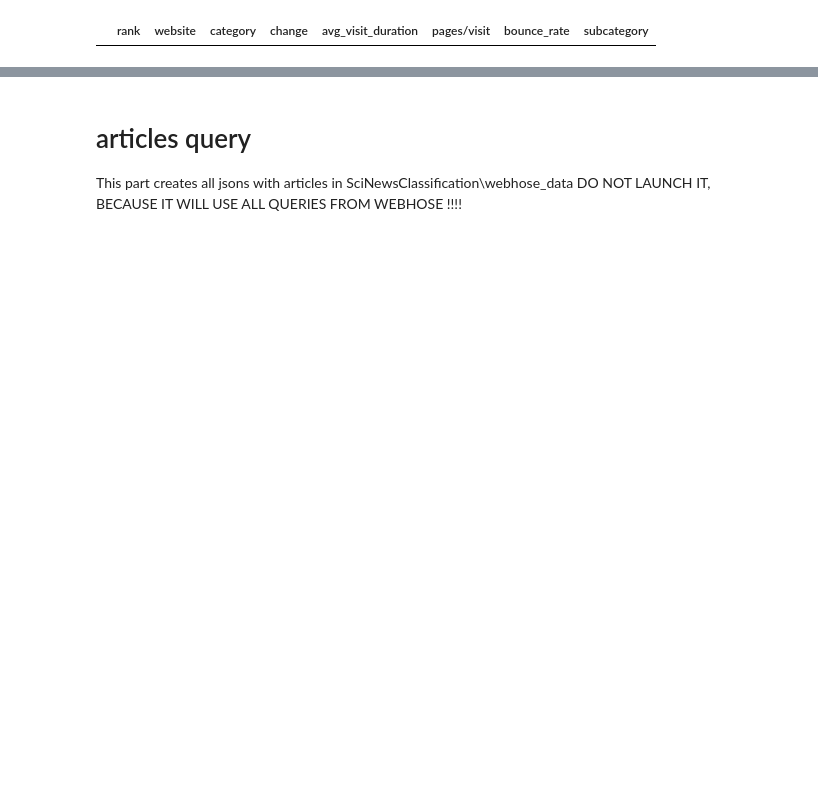
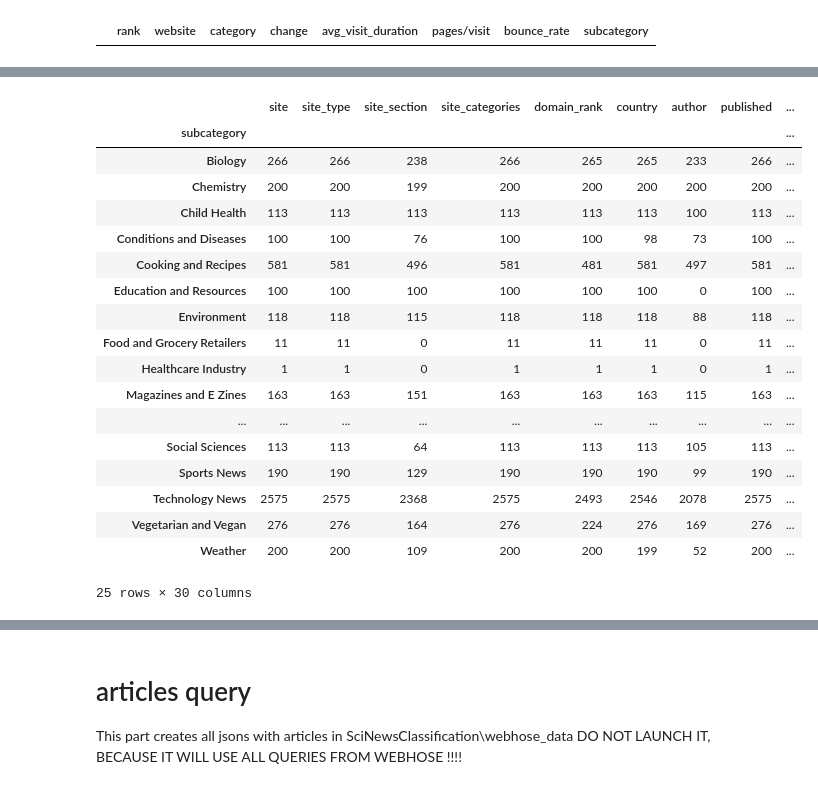
Before and after one commit to LeoWirz/SciNewsClassification, a Jupyter notebook: Code/similarsiteExploration.ipynb, the cells around one changed output, grey strips where cells are left out. Saved outputs shown, nothing was run; the diff lists cells and outputs as text; code cells hidden in the pictures; blank space fills up the shorter version.

```diff
--- a/Code/similarsiteExploration.ipynb
+++ b/Code/similarsiteExploration.ipynb
@@ -62,0 +58,22 @@ frame[frame.duplicated(['website'], keep=False) & ~ frame.duplicated(['category'
+# %%
+result.groupby(result.subcategory).count()
+# %% [output]
+|  | site | site_type | site_section | site_categories | domain_rank | country | author | published | ... |
+| subcategory |  |  |  |  |  |  |  |  | ... |
+| Biology | 266 | 266 | 238 | 266 | 265 | 265 | 233 | 266 | ... |
+| Chemistry | 200 | 200 | 199 | 200 | 200 | 200 | 200 | 200 | ... |
+| Child Health | 113 | 113 | 113 | 113 | 113 | 113 | 100 | 113 | ... |
+| Conditions and Diseases | 100 | 100 | 76 | 100 | 100 | 98 | 73 | 100 | ... |
+| Cooking and Recipes | 581 | 581 | 496 | 581 | 481 | 581 | 497 | 581 | ... |
+| Education and Resources | 100 | 100 | 100 | 100 | 100 | 100 | 0 | 100 | ... |
+| Environment | 118 | 118 | 115 | 118 | 118 | 118 | 88 | 118 | ... |
+| Food and Grocery Retailers | 11 | 11 | 0 | 11 | 11 | 11 | 0 | 11 | ... |
+| Healthcare Industry | 1 | 1 | 0 | 1 | 1 | 1 | 0 | 1 | ... |
+| Magazines and E Zines | 163 | 163 | 151 | 163 | 163 | 163 | 115 | 163 | ... |
+| ... | ... | ... | ... | ... | ... | ... | ... | ... | ... |
+| Social Sciences | 113 | 113 | 64 | 113 | 113 | 113 | 105 | 113 | ... |
+| Sports News | 190 | 190 | 129 | 190 | 190 | 190 | 99 | 190 | ... |
+| Technology News | 2575 | 2575 | 2368 | 2575 | 2493 | 2546 | 2078 | 2575 | ... |
+| Vegetarian and Vegan | 276 | 276 | 164 | 276 | 224 | 276 | 169 | 276 | ... |
+| Weather | 200 | 200 | 109 | 200 | 200 | 199 | 52 | 200 | ... |
+25 rows × 30 columns
```
Also changed, not shown: parts of 10 cells of this notebook, 2 other files.
